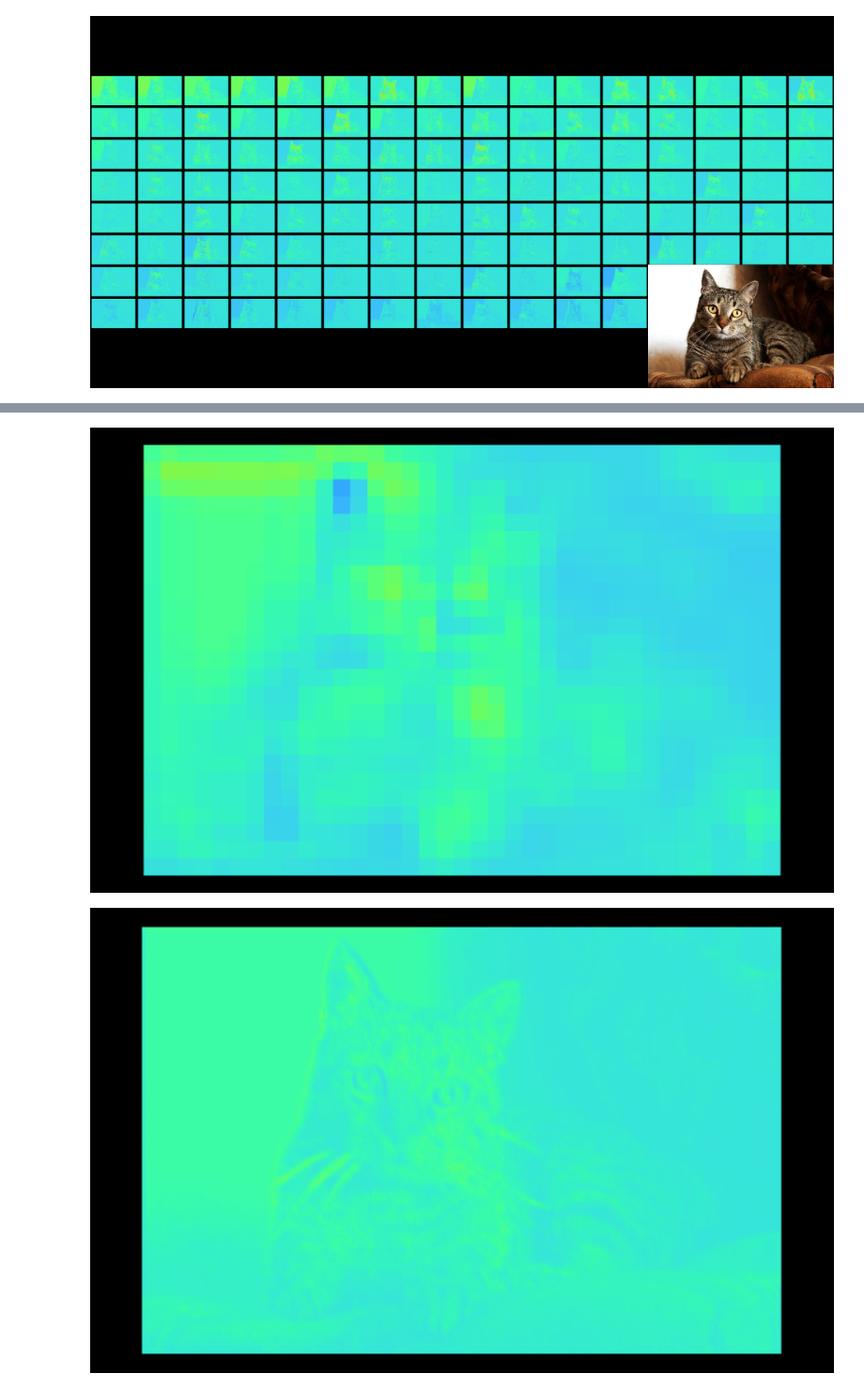
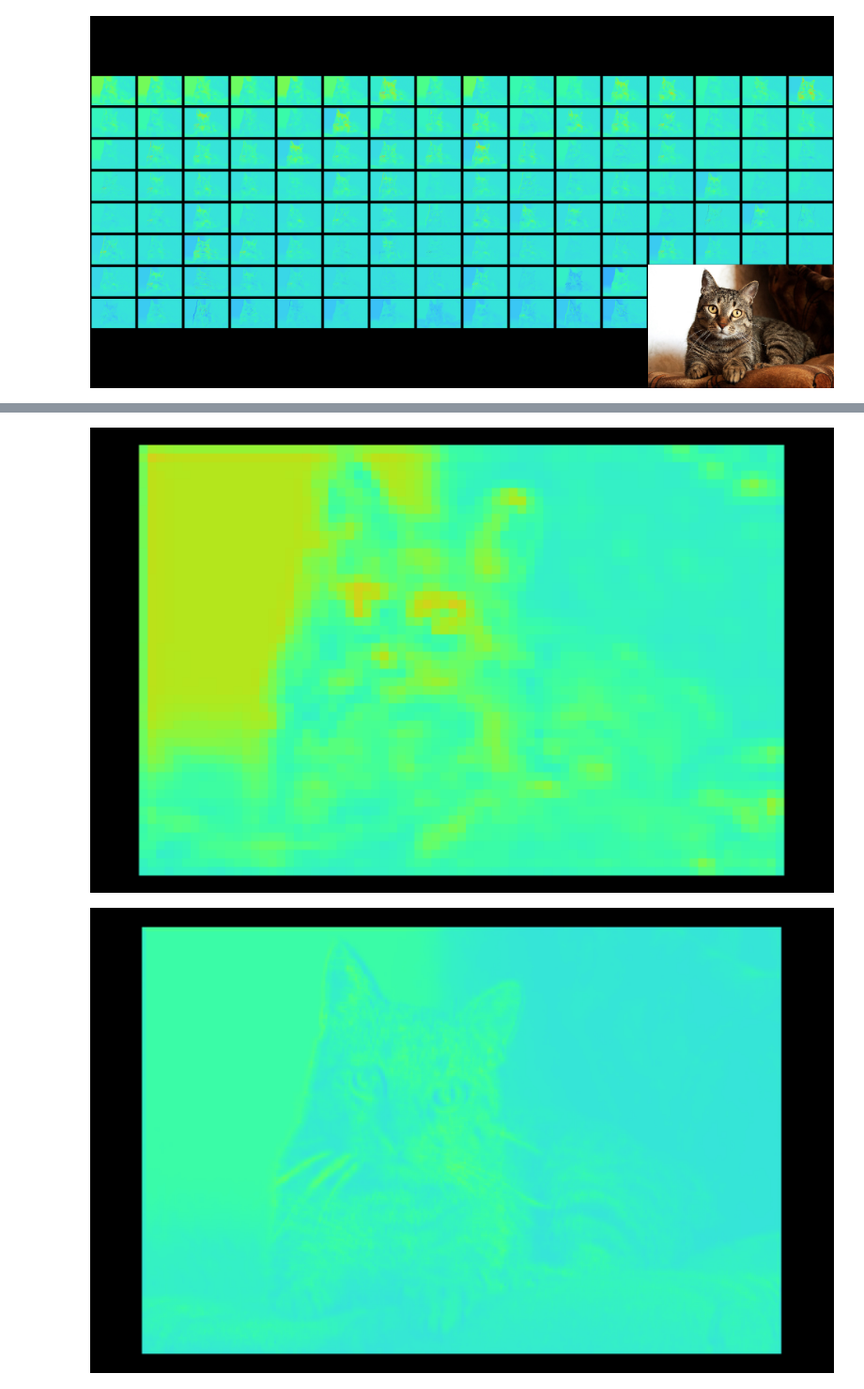
Before and after one commit to arched-dev/mapextrackt, a Jupyter notebook: examples/examples.ipynb, the cells around one changed output, grey strips where cells are left out. Shown at 94% size. Cells and saved outputs as stored; diff of their text form; code cells hidden in the pictures.

```diff
--- a/examples/examples.ipynb
+++ b/examples/examples.ipynb
@@ -39,8 +48,7 @@ img
 # %%
-img = fe.display_from_map(layer_no=3, cell_no=20, out_type="pil", colourize=20, outsize=(800,500), border=0.03, picture_in_picture=False)
-img.save("example_output2.jpg")
+img = fe.display_from_map(layer_no=8, cell_no=20, out_type="pil", colourize=20, outsize=(800,500), border=0.03, picture_in_picture=False)
 img
 # %% [output]
-[figure, old version]
+[figure, new version]
 # %%
 img = fe.display_from_map(layer_no=2, cell_no=10, out_type="pil", colourize=20, outsize=(800,500), border=0.03, picture_in_picture=False)
```
Also changed, not shown: parts of 27 cells of this notebook, 1 other file.
